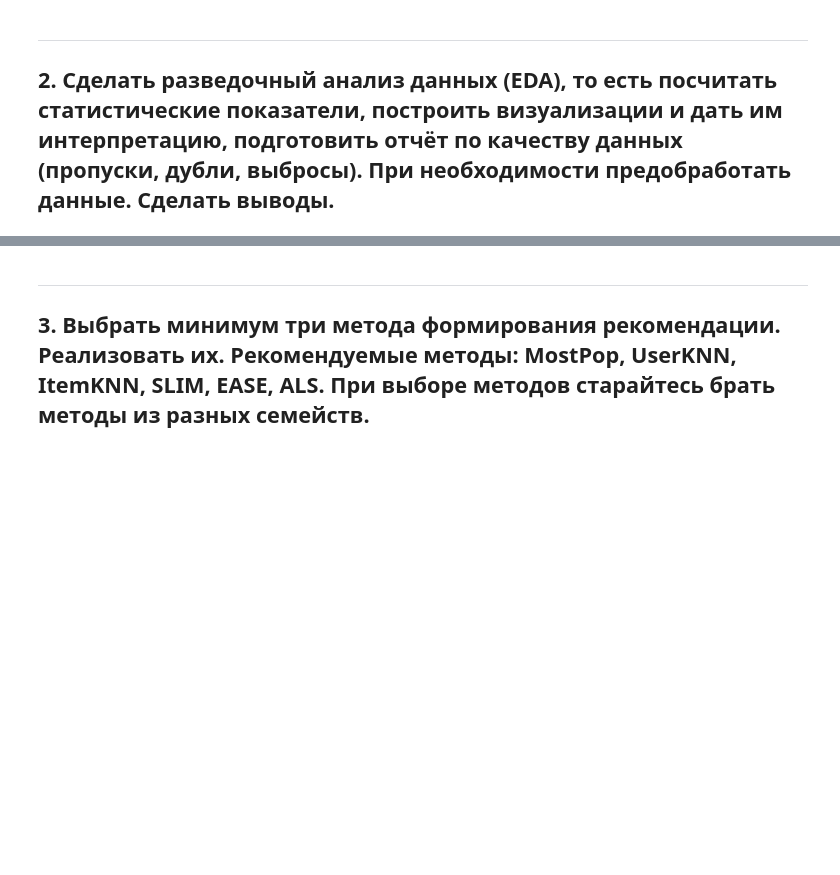
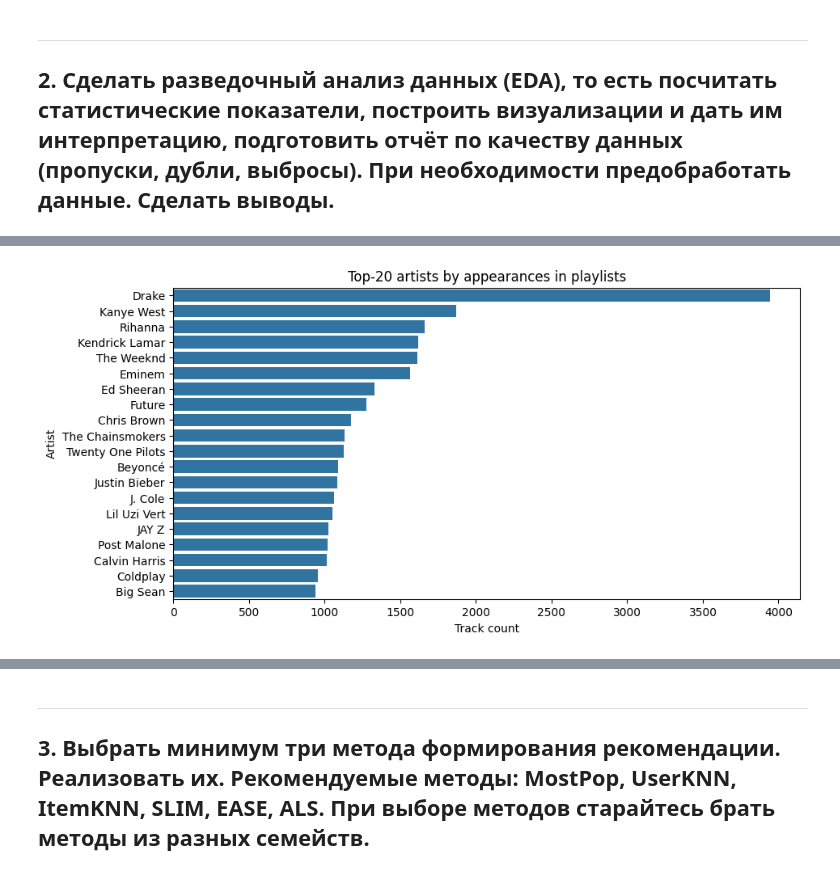
Before and after one commit to HuTao1Love/DataAnalysis, a Jupyter notebook: lab-2/main.ipynb, the cells around one changed output, grey strips where cells are left out. Drawn from its saved outputs; the diff is of its cells as text; code cells hidden in the pictures; blank space fills up the shorter version.

```diff
--- a/lab-2/main.ipynb
+++ b/lab-2/main.ipynb
@@ -20,0 +98,10 @@
+# %%
+top_artists = df_sample["artist_name"].value_counts().head(20)
+plt.figure(figsize=(10, 5))
+sns.barplot(x=top_artists.values, y=top_artists.index)
+plt.title("Top-20 artists by appearances in playlists")
+plt.xlabel("Track count")
+plt.ylabel("Artist")
+plt.show()
+# %% [output]
+[figure, added]
```
Also changed, not shown: parts of 8 cells of this notebook, 2 other files.
